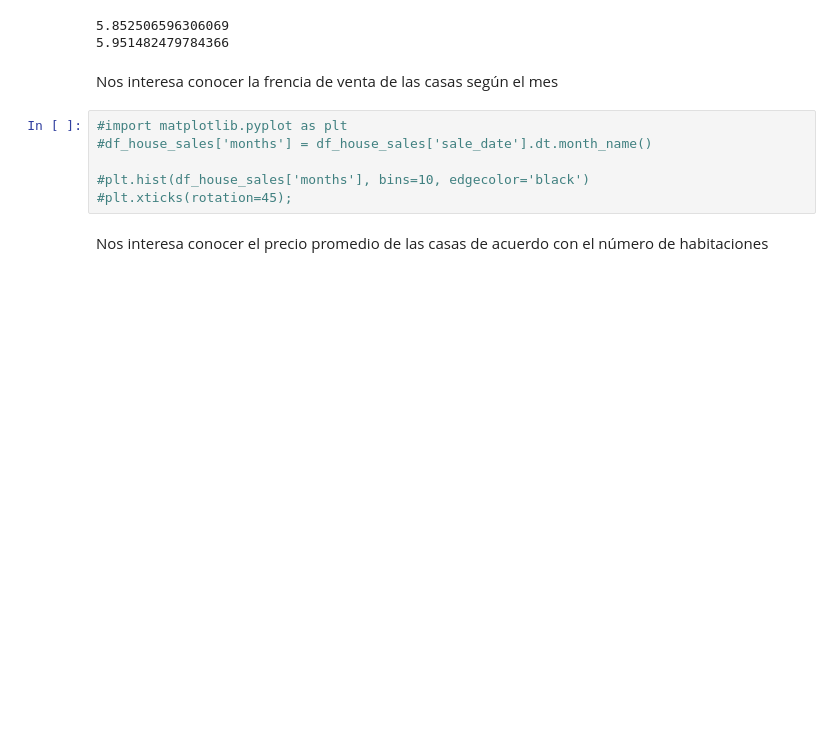
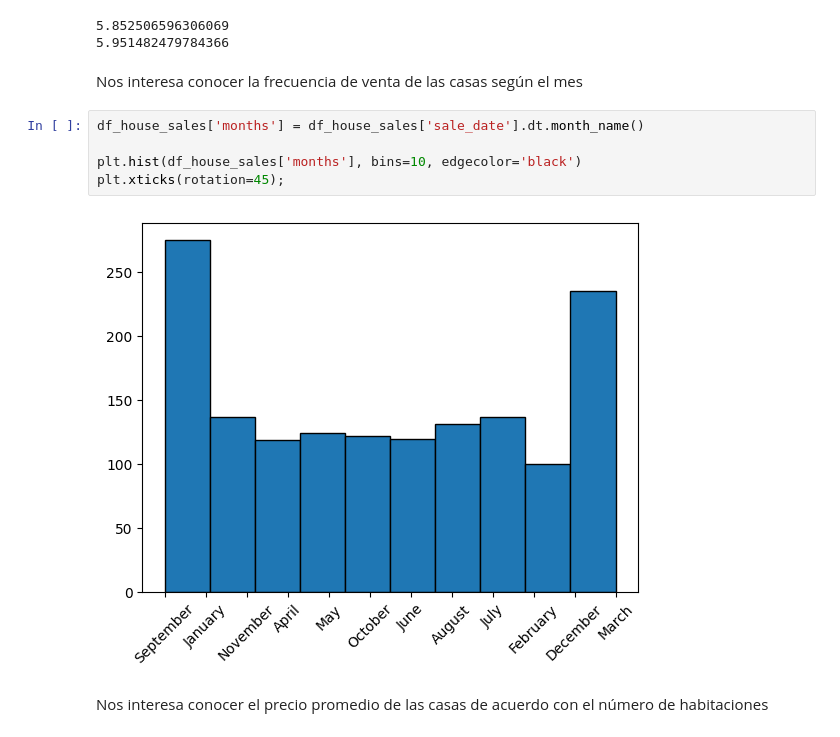
Before and after one commit to QuintoFelipe/Curso_Fundamentos, a Jupyter notebook: Trabajo final/Trabajo_final.ipynb, the cells around one changed output. Cells and saved outputs as stored; diff of their text form; blank space fills up the shorter version.

```diff
--- a/Trabajo final/Trabajo_final.ipynb
+++ b/Trabajo final/Trabajo_final.ipynb
@@ -279,13 +285,14 @@ print(two.months_listed.mean())
 5.852506596306069
 5.951482479784366
 # %% [markdown]
-Nos interesa conocer la frencia de venta de las casas según el mes
+Nos interesa conocer la frecuencia de venta de las casas según el mes
 # %%
-#import matplotlib.pyplot as plt
-#df_house_sales['months'] = df_house_sales['sale_date'].dt.month_name()
+df_house_sales['months'] = df_house_sales['sale_date'].dt.month_name()
 
-#plt.hist(df_house_sales['months'], bins=10, edgecolor='black')
-#plt.xticks(rotation=45);
+plt.hist(df_house_sales['months'], bins=10, edgecolor='black')
+plt.xticks(rotation=45);
+# %% [output]
+[figure, added]
 # %% [markdown]
 Nos interesa conocer el precio promedio de las casas de acuerdo con el número de habitaciones
 # %%
```
Also changed, not shown: parts of 10 cells of this notebook.
